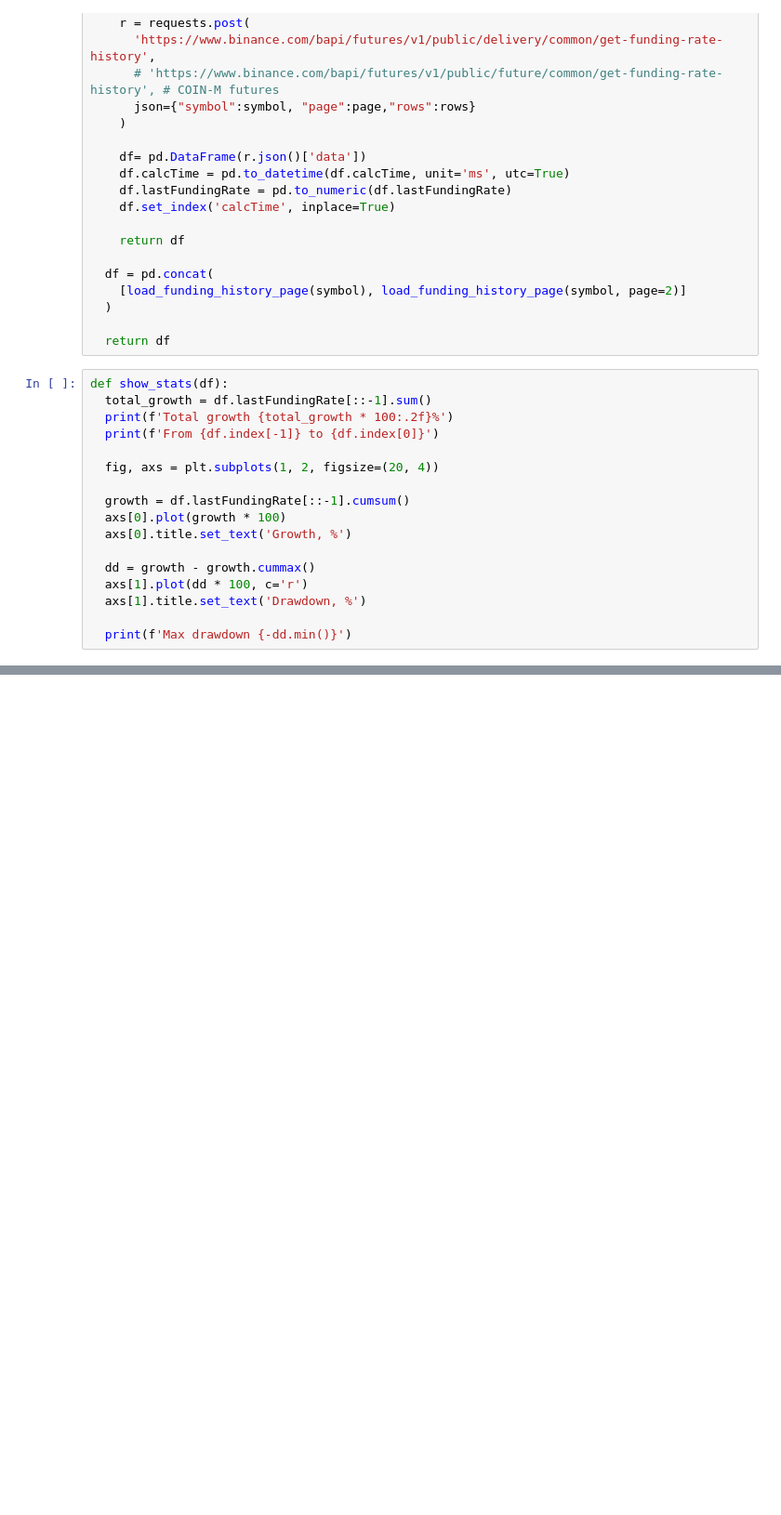
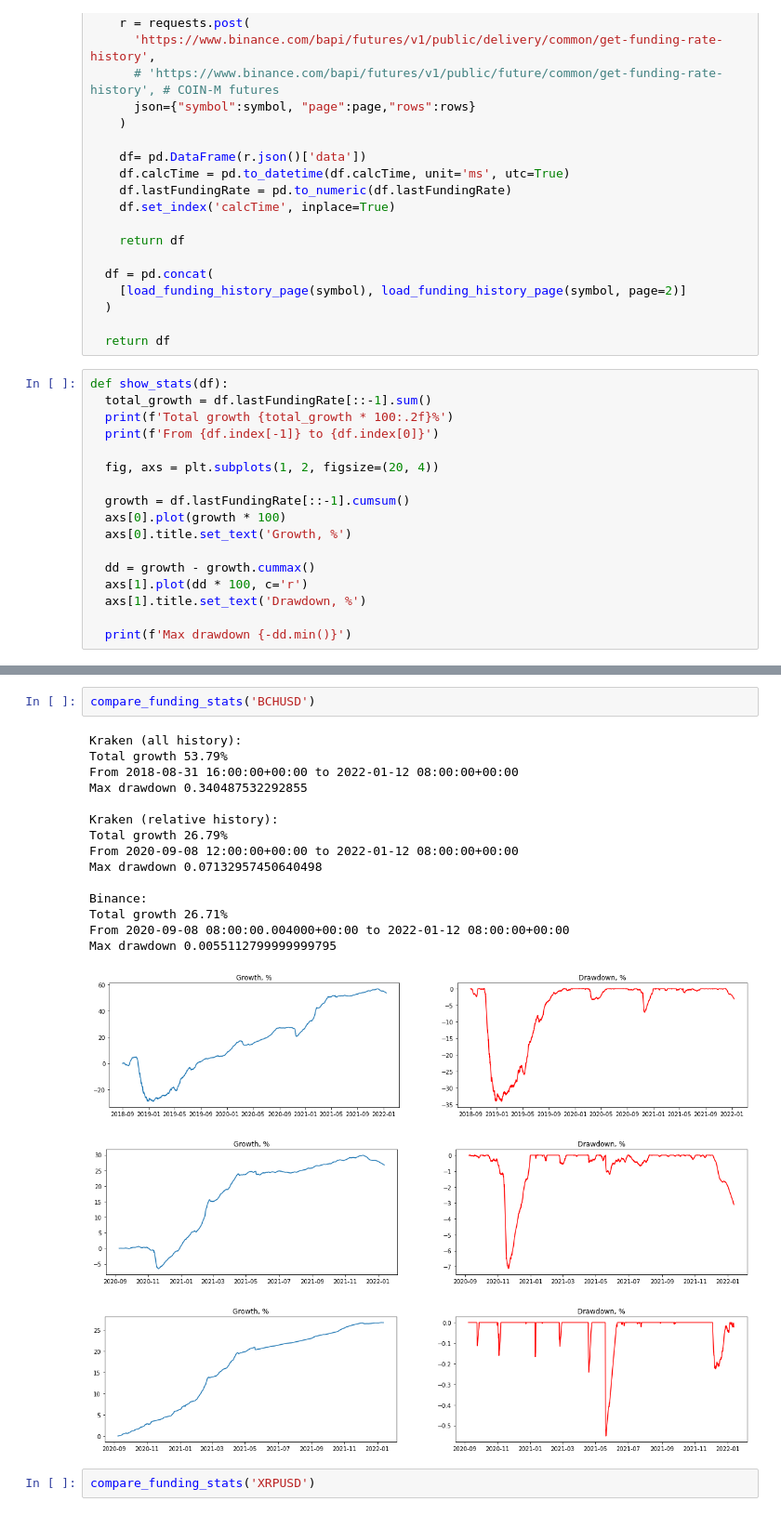
Before and after one commit to alun/mining-analysis, a Jupyter notebook: perpetual_futures.ipynb, the cells around one changed output, grey strips where cells are left out. Shown at 93% size. Drawn from its saved outputs; the diff is of its cells as text; blank space fills up the shorter version.

```diff
--- a/perpetual_futures.ipynb
+++ b/perpetual_futures.ipynb
@@ -72,0 +110,22 @@ Max drawdown 0.010563189999999972
+# %%
+compare_funding_stats('BCHUSD')
+# %% [output]
+Kraken (all history):
+Total growth 53.79%
+From 2018-08-31 16:00:00+00:00 to 2022-01-12 08:00:00+00:00
+Max drawdown 0.340487532292855
+
+Kraken (relative history):
+Total growth 26.79%
+From 2020-09-08 12:00:00+00:00 to 2022-01-12 08:00:00+00:00
+Max drawdown 0.07132957450640498
+
+Binance:
+Total growth 26.71%
+From 2020-09-08 08:00:00.004000+00:00 to 2022-01-12 08:00:00+00:00
+Max drawdown 0.0055112799999999795
+[figure, added]
+[figure, added]
+[figure, added]
+# %%
+compare_funding_stats('XRPUSD')
```
Also changed, not shown: parts of 3 cells of this notebook.
